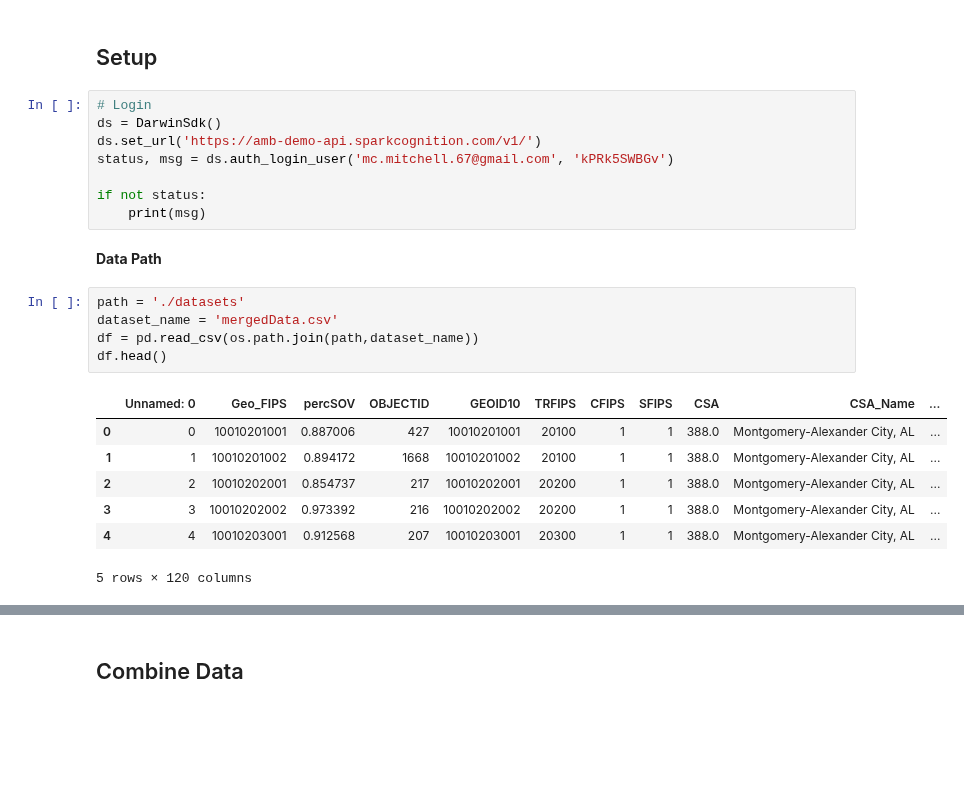
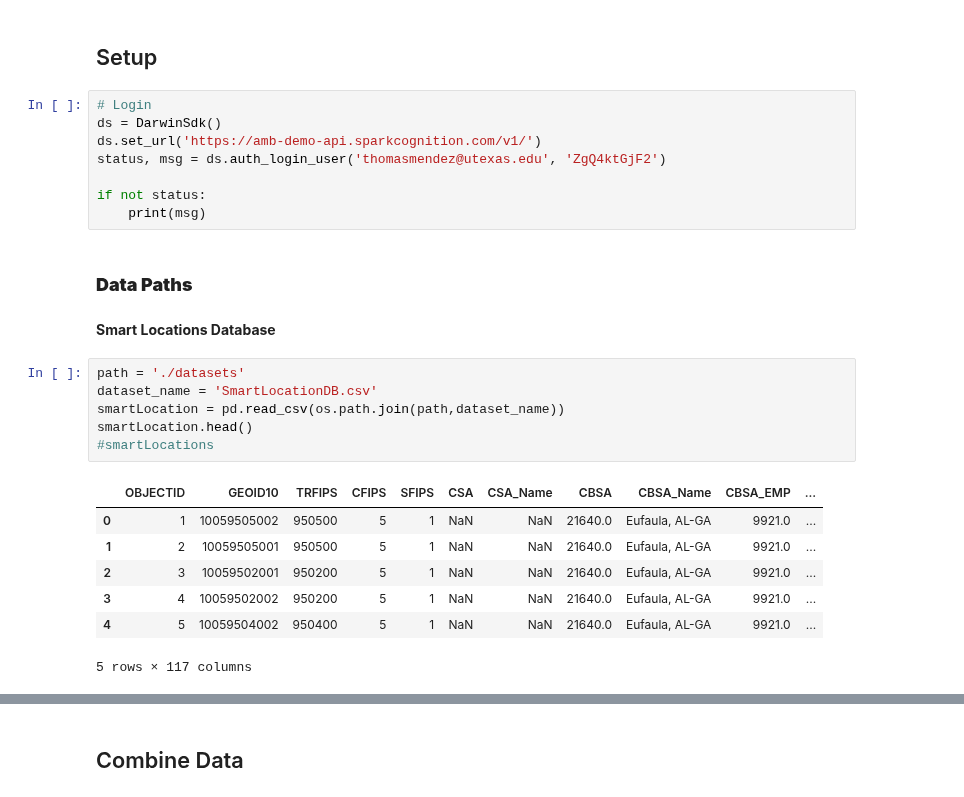
Before and after one commit to Mendez01/DarwinProject, a Jupyter notebook: DarwinProject.ipynb, the cells around one changed output, grey strips where cells are left out. Drawn from its saved outputs; the diff is of its cells as text; blank space fills up the shorter version.

```diff
--- a/DarwinProject.ipynb
+++ b/DarwinProject.ipynb
@@ -30,22 +30,25 @@ from amb_sdk.sdk import DarwinSdk
 # Login
 ds = DarwinSdk()
 ds.set_url('https://amb-demo-api.sparkcognition.com/v1/')
-status, msg = ds.auth_login_user('mc.mitchell.67@gmail.com', 'kPRk5SWBGv')
+status, msg = ds.auth_login_user('thomasmendez@utexas.edu', 'ZgQ4ktGjF2')
 
 if not status:
     print(msg)
 # %% [markdown]
-**Data Path**
+### **Data Paths**
+# %% [markdown]
+**Smart Locations Database**
 # %%
 path = './datasets'
-dataset_name = 'mergedData.csv'
-df = pd.read_csv(os.path.join(path,dataset_name))
-df.head()
+dataset_name = 'SmartLocationDB.csv'
+smartLocation = pd.read_csv(os.path.join(path,dataset_name))
+smartLocation.head()
+#smartLocations
 # %% [output]
-|  | Unnamed: 0 | Geo_FIPS | percSOV | OBJECTID | GEOID10 | TRFIPS | CFIPS | SFIPS | CSA | CSA_Name | ... |
-| 0 | 0 | 10010201001 | 0.887006 | 427 | 10010201001 | 20100 | 1 | 1 | 388.0 | Montgomery-Alexander City, AL | ... |
-| 1 | 1 | 10010201002 | 0.894172 | 1668 | 10010201002 | 20100 | 1 | 1 | 388.0 | Montgomery-Alexander City, AL | ... |
-| 2 | 2 | 10010202001 | 0.854737 | 217 | 10010202001 | 20200 | 1 | 1 | 388.0 | Montgomery-Alexander City, AL | ... |
-| 3 | 3 | 10010202002 | 0.973392 | 216 | 10010202002 | 20200 | 1 | 1 | 388.0 | Montgomery-Alexander City, AL | ... |
-| 4 | 4 | 10010203001 | 0.912568 | 207 | 10010203001 | 20300 | 1 | 1 | 388.0 | Montgomery-Alexander City, AL | ... |
+|  | OBJECTID | GEOID10 | TRFIPS | CFIPS | SFIPS | CSA | CSA_Name | CBSA | CBSA_Name | CBSA_EMP | ... |
+| 0 | 1 | 10059505002 | 950500 | 5 | 1 | NaN | NaN | 21640.0 | Eufaula, AL-GA | 9921.0 | ... |
+| 1 | 2 | 10059505001 | 950500 | 5 | 1 | NaN | NaN | 21640.0 | Eufaula, AL-GA | 9921.0 | ... |
+| 2 | 3 | 10059502001 | 950200 | 5 | 1 | NaN | NaN | 21640.0 | Eufaula, AL-GA | 9921.0 | ... |
+| 3 | 4 | 10059502002 | 950200 | 5 | 1 | NaN | NaN | 21640.0 | Eufaula, AL-GA | 9921.0 | ... |
+| 4 | 5 | 10059504002 | 950400 | 5 | 1 | NaN | NaN | 21640.0 | Eufaula, AL-GA | 9921.0 | ... |
-5 rows × 120 columns
+5 rows × 117 columns
```
Also changed, not shown: parts of 28 cells of this notebook.
